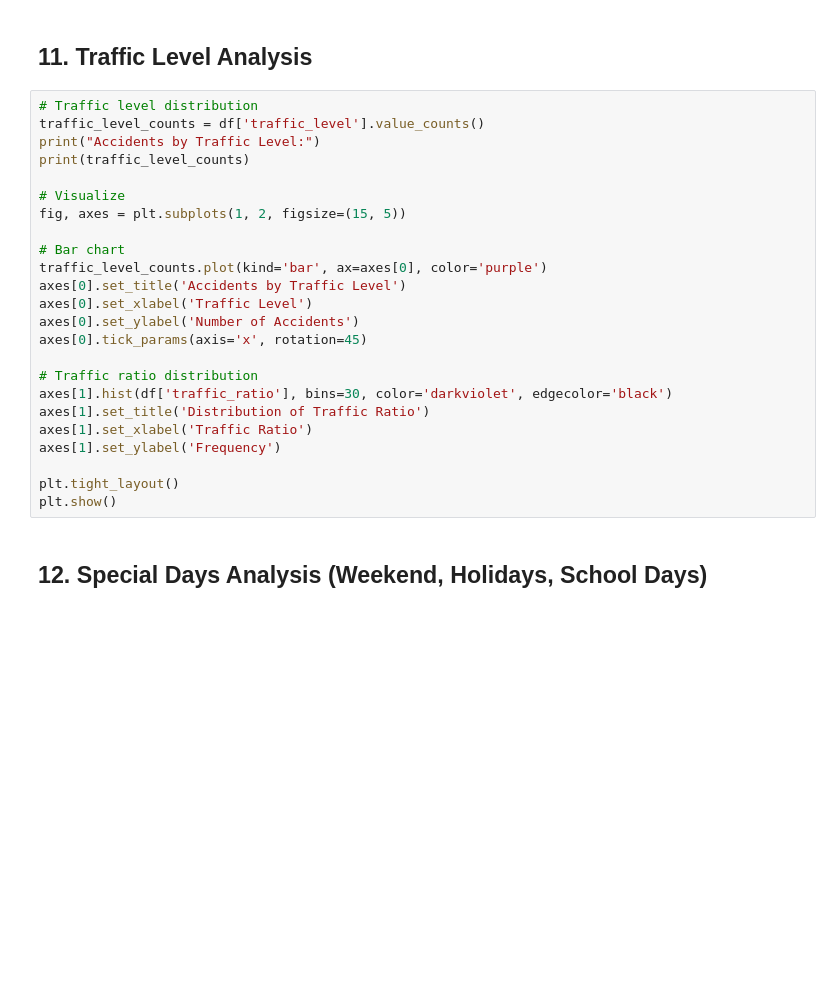
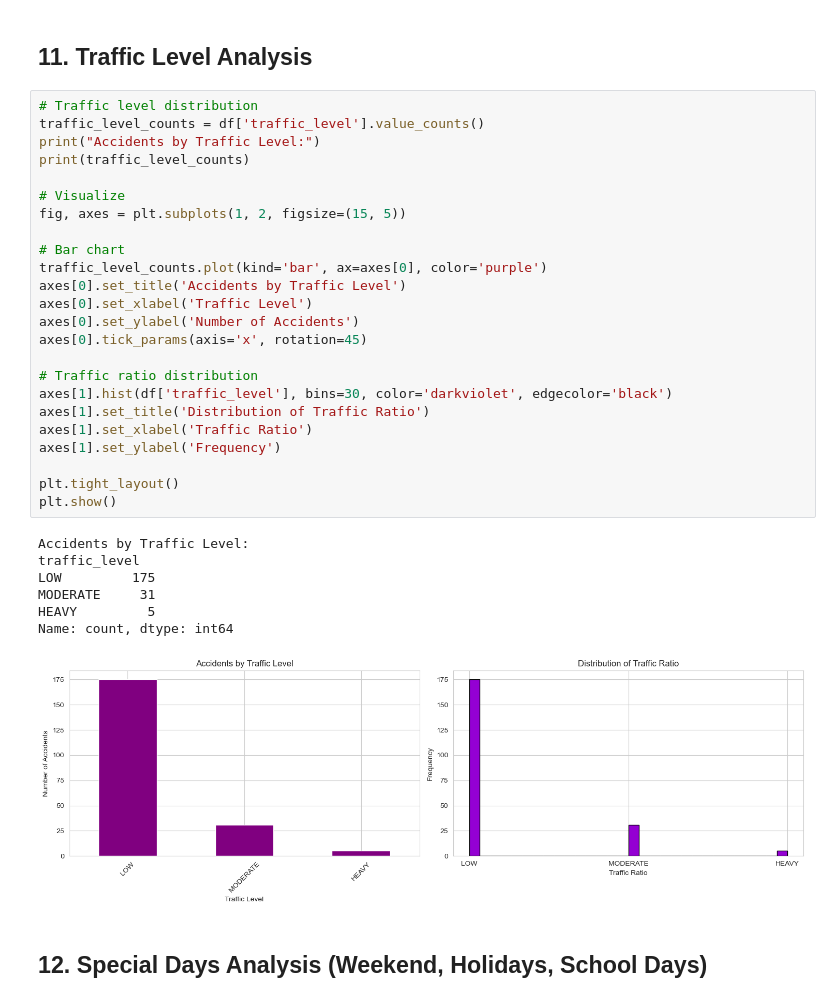
Before and after one commit to michael-vella/ics5110-assignment, a Jupyter notebook: notebooks/individual/paul_said/2_exploratory_analysis.ipynb, the cells around one changed output. Saved outputs shown, nothing was run; the diff lists cells and outputs as text; blank space fills up the shorter version.

```diff
--- a/notebooks/individual/paul_said/2_exploratory_analysis.ipynb
+++ b/notebooks/individual/paul_said/2_exploratory_analysis.ipynb
@@ -351,27 +610,35 @@ plt.show()
 # %%
 # Traffic level distribution
 traffic_level_counts = df['traffic_level'].value_counts()
 print("Accidents by Traffic Level:")
 print(traffic_level_counts)
 
 # Visualize
 fig, axes = plt.subplots(1, 2, figsize=(15, 5))
 
 # Bar chart
 traffic_level_counts.plot(kind='bar', ax=axes[0], color='purple')
 axes[0].set_title('Accidents by Traffic Level')
 axes[0].set_xlabel('Traffic Level')
 axes[0].set_ylabel('Number of Accidents')
 axes[0].tick_params(axis='x', rotation=45)
 
 # Traffic ratio distribution
-axes[1].hist(df['traffic_ratio'], bins=30, color='darkviolet', edgecolor='black')
+axes[1].hist(df['traffic_level'], bins=30, color='darkviolet', edgecolor='black')
 axes[1].set_title('Distribution of Traffic Ratio')
 axes[1].set_xlabel('Traffic Ratio')
 axes[1].set_ylabel('Frequency')
 
 plt.tight_layout()
 plt.show()
+# %% [output]
+Accidents by Traffic Level:
+traffic_level
+LOW         175
+MODERATE     31
+HEAVY         5
+Name: count, dtype: int64
+[figure, added]
 # %% [markdown]
 ## 12. Special Days Analysis (Weekend, Holidays, School Days)
 # %%
```
Also changed, not shown: parts of 82 cells of this notebook.
